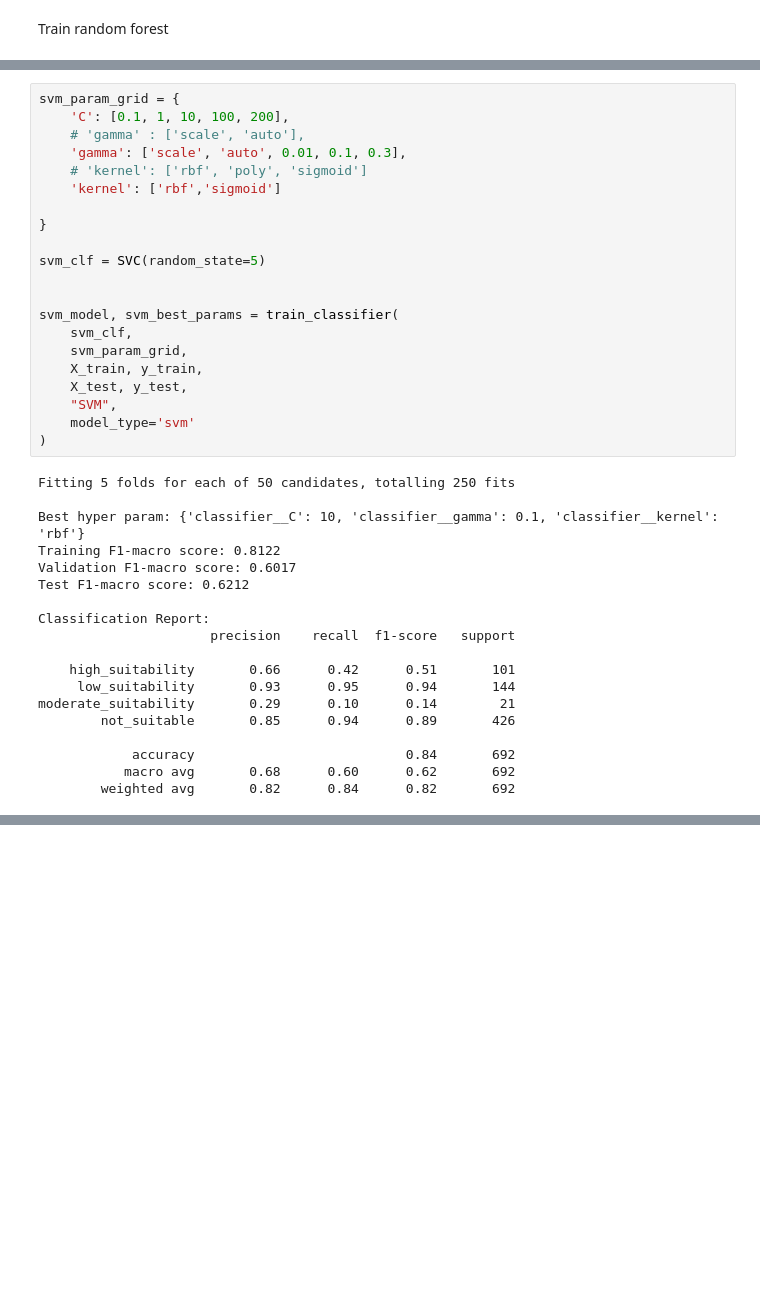
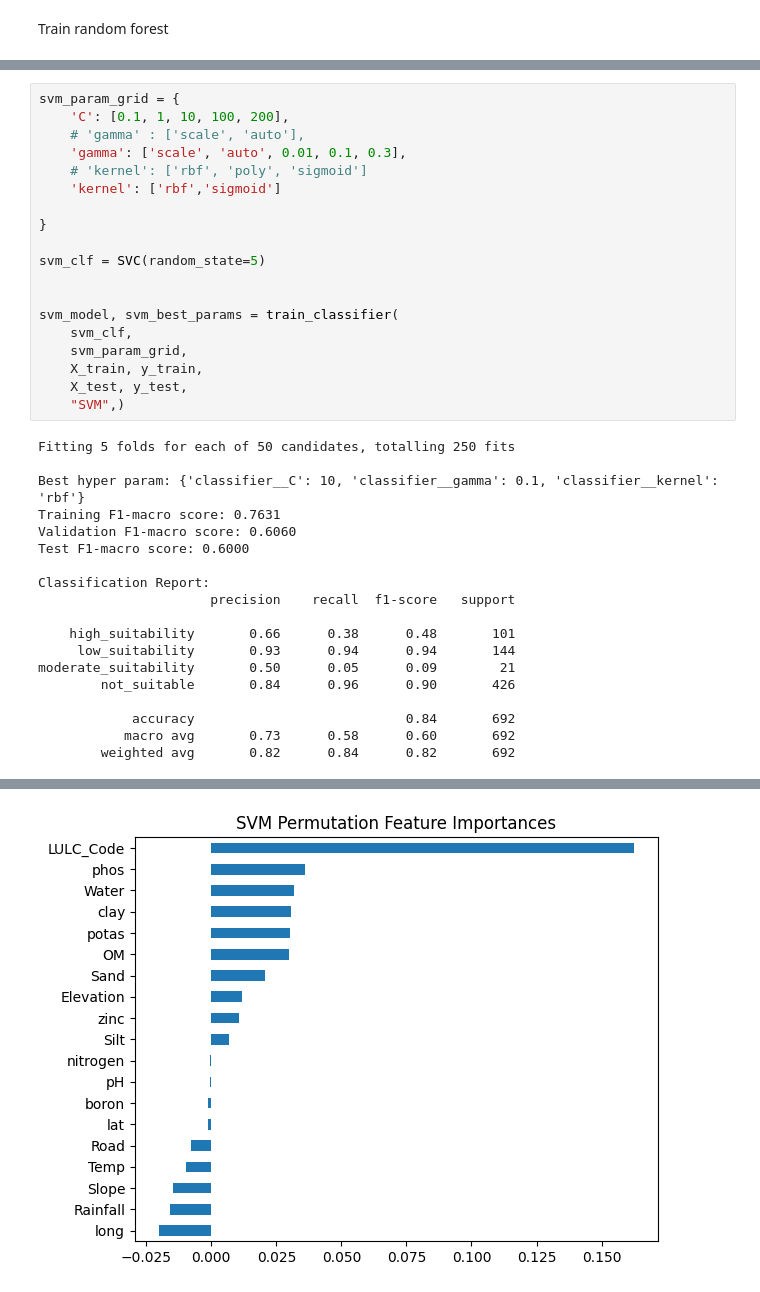
Before and after one commit to kshitijrajsharma/yth, a Jupyter notebook: notebooks/train.ipynb, the cells around one changed output, grey strips where cells are left out. Saved outputs shown, nothing was run; the diff lists cells and outputs as text; blank space fills up the shorter version.

```diff
--- a/notebooks/train.ipynb
+++ b/notebooks/train.ipynb
@@ -164,41 +178,40 @@ moderate_suitability       0.47      0.33      0.39        21
 # %%
 svm_param_grid = {
     'C': [0.1, 1, 10, 100, 200],
     # 'gamma' : ['scale', 'auto'],
     'gamma': ['scale', 'auto', 0.01, 0.1, 0.3],
     # 'kernel': ['rbf', 'poly', 'sigmoid']
     'kernel': ['rbf','sigmoid']
 
 }
 
 svm_clf = SVC(random_state=5)
 
 
 svm_model, svm_best_params = train_classifier(
     svm_clf,
     svm_param_grid,
     X_train, y_train,
     X_test, y_test,
-    "SVM",
-    model_type='svm'
-)
+    "SVM",)
 # %% [output]
 Fitting 5 folds for each of 50 candidates, totalling 250 fits
 
 Best hyper param: {'classifier__C': 10, 'classifier__gamma': 0.1, 'classifier__kernel': 'rbf'}
-Training F1-macro score: 0.8122
-Validation F1-macro score: 0.6017
-Test F1-macro score: 0.6212
+Training F1-macro score: 0.7631
+Validation F1-macro score: 0.6060
+Test F1-macro score: 0.6000
 
 Classification Report:
                       precision    recall  f1-score   support
 
-    high_suitability       0.66      0.42      0.51       101
-     low_suitability       0.93      0.95      0.94       144
-moderate_suitability       0.29      0.10      0.14        21
-        not_suitable       0.85      0.94      0.89       426
+    high_suitability       0.66      0.38      0.48       101
+     low_suitability       0.93      0.94      0.94       144
+moderate_suitability       0.50      0.05      0.09        21
+        not_suitable       0.84      0.96      0.90       426
 
             accuracy                           0.84       692
-           macro avg       0.68      0.60      0.62       692
+           macro avg       0.73      0.58      0.60       692
         weighted avg       0.82      0.84      0.82       692
 [figure]
+[figure, added]
```
Also changed, not shown: parts of 4 cells of this notebook, 4 other files.
